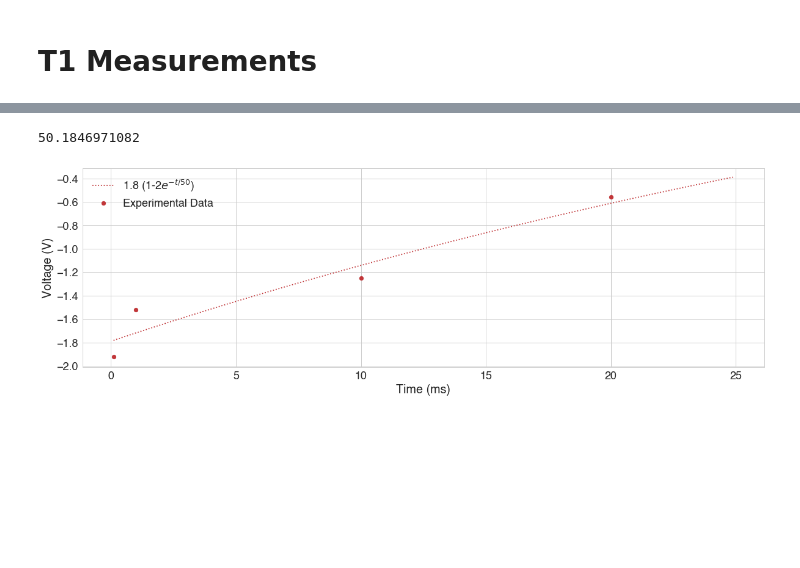
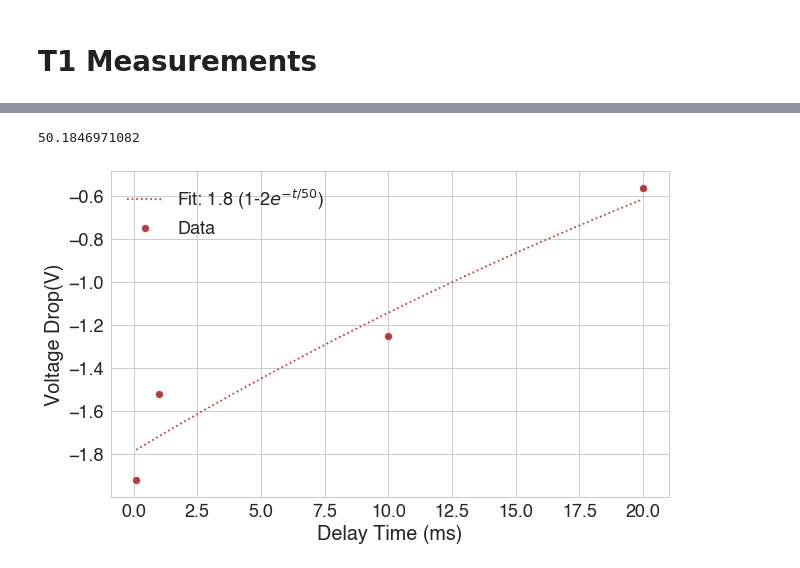
Before and after one commit to estherlin/enph352, a Jupyter notebook: data/lab2/analysis.ipynb, the cells around one changed output, grey strips where cells are left out. Saved outputs shown, nothing was run; the diff lists cells and outputs as text; code cells hidden in the pictures; blank space fills up the shorter version.

```diff
--- a/data/lab2/analysis.ipynb
+++ b/data/lab2/analysis.ipynb
@@ -21,7 +21,7 @@ plt.rcParams.update({'font.size': 22})
 
 import seaborn as sns
 sns.set()
-sns.set(rc={'figure.figsize':(20,6)}, font_scale=1.8)
+sns.set(rc={'figure.figsize':(10,6)}, font_scale=1.8)
 sns.set_style('whitegrid', {'font.family':'helvetica', 'font.serif':'Times New Roman'})
 sns.set_palette("RdBu",6)
 # %%
@@ -374,16 +392,18 @@ plt.show()
 # %%
+
 t = [0.1, 1, 10, 20]
 x = [-1.92, -1.52, -1.25, -0.56]
+#x = [-1.97, -1.57, -1.20, -0.56]
 fit = sp.optimize.curve_fit(lambda t,a,b: a*(1-2*np.exp(b*t)), t, x)
 print(-1/fit[0][1])
 
-plt.scatter(t, x, label="Experimental Data")
-ar = np.array([0.1*i for i in range(1, 250)])
-plt.plot(ar, fit[0][0]*(1-2*np.exp(fit[0][1]*ar)),  label="%.1f (1-2$e^{-t/%.f}$)" %(fit[0][0], -1/fit[0][1]),linestyle=":")
+plt.scatter(t, x, label="Data")
+ar = np.array([0.1*i for i in range(1, 200)])
+plt.plot(ar, fit[0][0]*(1-2*np.exp(fit[0][1]*ar)),  label="Fit: %.1f (1-2$e^{-t/%.f}$)" %(fit[0][0], -1/fit[0][1]),linestyle=":")
 plt.legend()
-plt.xlabel("Time (ms)")
-plt.ylabel("Voltage (V)")
+plt.xlabel("Delay Time (ms)")
+plt.ylabel("Voltage Drop(V)")
 plt.savefig("week3/t1-fit.png")
 # %% [output]
 50.1846971082
-[figure, old version]
+[figure, new version]
```
Also changed, not shown: parts of 15 cells of this notebook, 54 other files.
